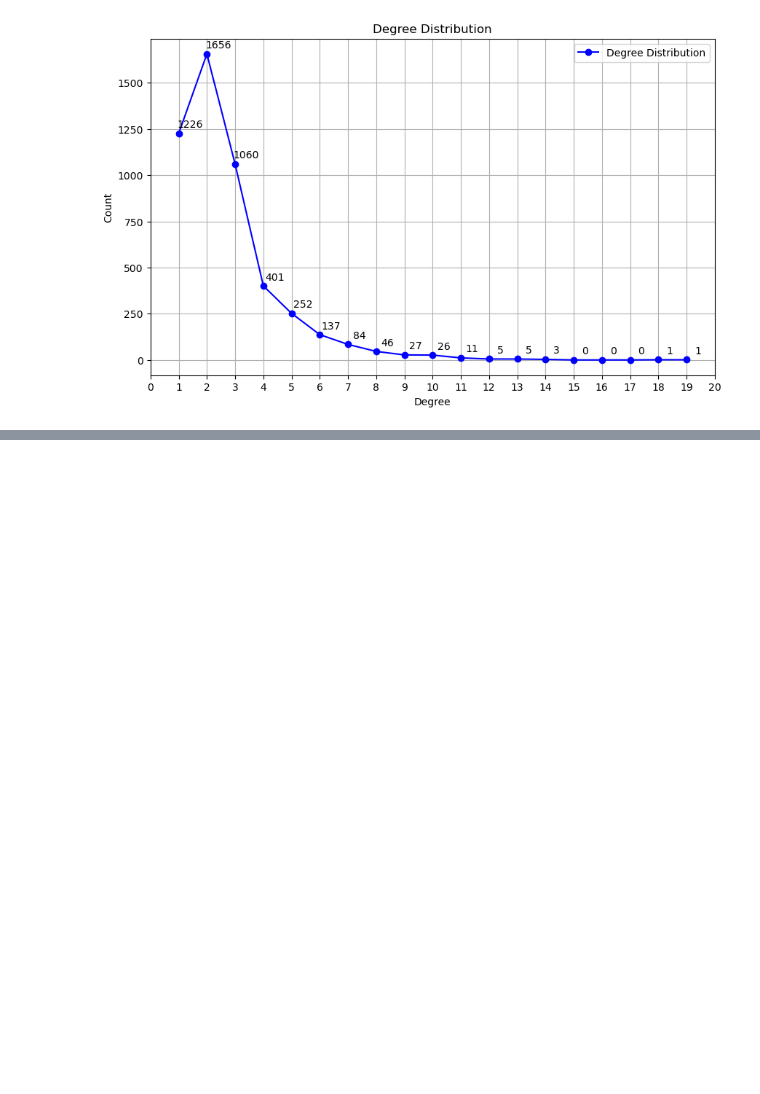
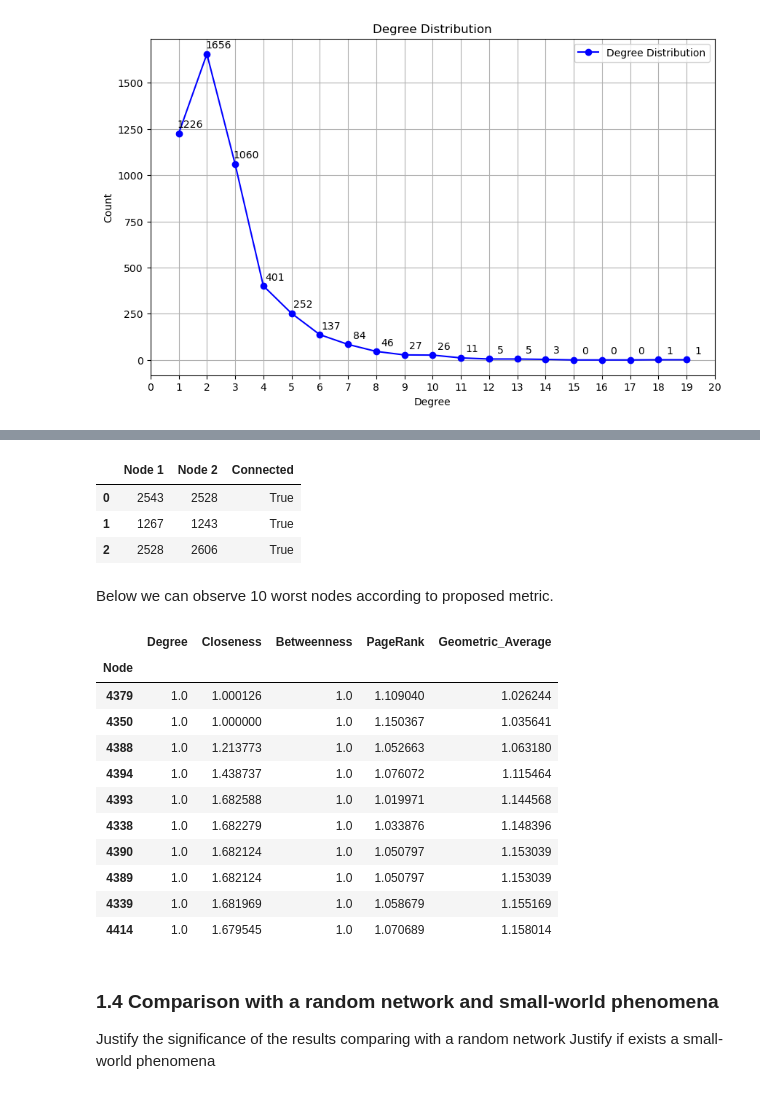
Before and after one commit to WojciechNeuman/Power-Grid-Network-Analysis, a Jupyter notebook: powergrid.ipynb, the cells around one changed output, grey strips where cells are left out. Saved outputs shown, nothing was run; the diff lists cells and outputs as text; code cells hidden in the pictures; blank space fills up the shorter version.

```diff
--- a/powergrid.ipynb
+++ b/powergrid.ipynb
@@ -363,0 +444,40 @@ top_10_nodes
+# %%
+connection_data = []
+
+for edge in G.edges():
+    node1, node2 = edge
+    if node1 in top_10_indexes and node2 in top_10_indexes:
+        connection_data.append({'Node 1': node1, 'Node 2': node2, 'Connected': True})
+
+connection_table = pd.DataFrame(connection_data)
+
+connection_table
+# %% [output]
+|  | Node 1 | Node 2 | Connected |
+| 0 | 2543 | 2528 | True |
+| 1 | 1267 | 1243 | True |
+| 2 | 2528 | 2606 | True |
+# %% [markdown]
+Below we can observe 10 worst nodes according to proposed metric.
+# %%
+worst_10_nodes = centrality_df_normalized.sort_values(by='Geometric_Average', ascending=True).head(10)
+
+worst_10_nodes
+# %% [output]
+|  | Degree | Closeness | Betweenness | PageRank | Geometric_Average |
+| Node |  |  |  |  |  |
+| 4379 | 1.0 | 1.000126 | 1.0 | 1.109040 | 1.026244 |
+| 4350 | 1.0 | 1.000000 | 1.0 | 1.150367 | 1.035641 |
+| 4388 | 1.0 | 1.213773 | 1.0 | 1.052663 | 1.063180 |
+| 4394 | 1.0 | 1.438737 | 1.0 | 1.076072 | 1.115464 |
+| 4393 | 1.0 | 1.682588 | 1.0 | 1.019971 | 1.144568 |
+| 4338 | 1.0 | 1.682279 | 1.0 | 1.033876 | 1.148396 |
+| 4390 | 1.0 | 1.682124 | 1.0 | 1.050797 | 1.153039 |
+| 4389 | 1.0 | 1.682124 | 1.0 | 1.050797 | 1.153039 |
+| 4339 | 1.0 | 1.681969 | 1.0 | 1.058679 | 1.155169 |
+| 4414 | 1.0 | 1.679545 | 1.0 | 1.070689 | 1.158014 |
+# %% [markdown]
+### 1.4 Comparison with a random network and small-world phenomena
+
+Justify the significance of the results comparing with a random network
+Justify if exists a small-world phenomena
```
Also changed, not shown: parts of 29 cells of this notebook, 1 other file.
